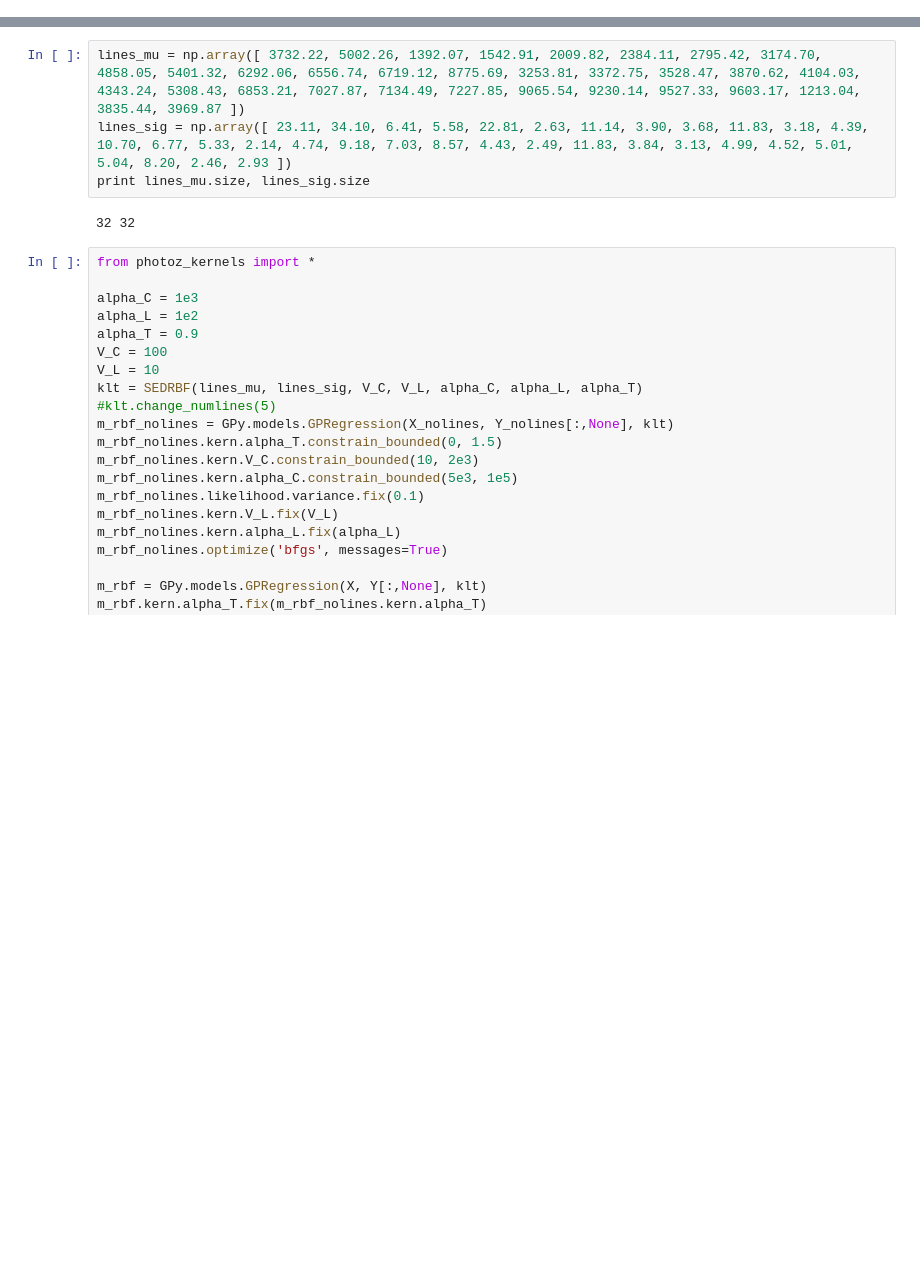
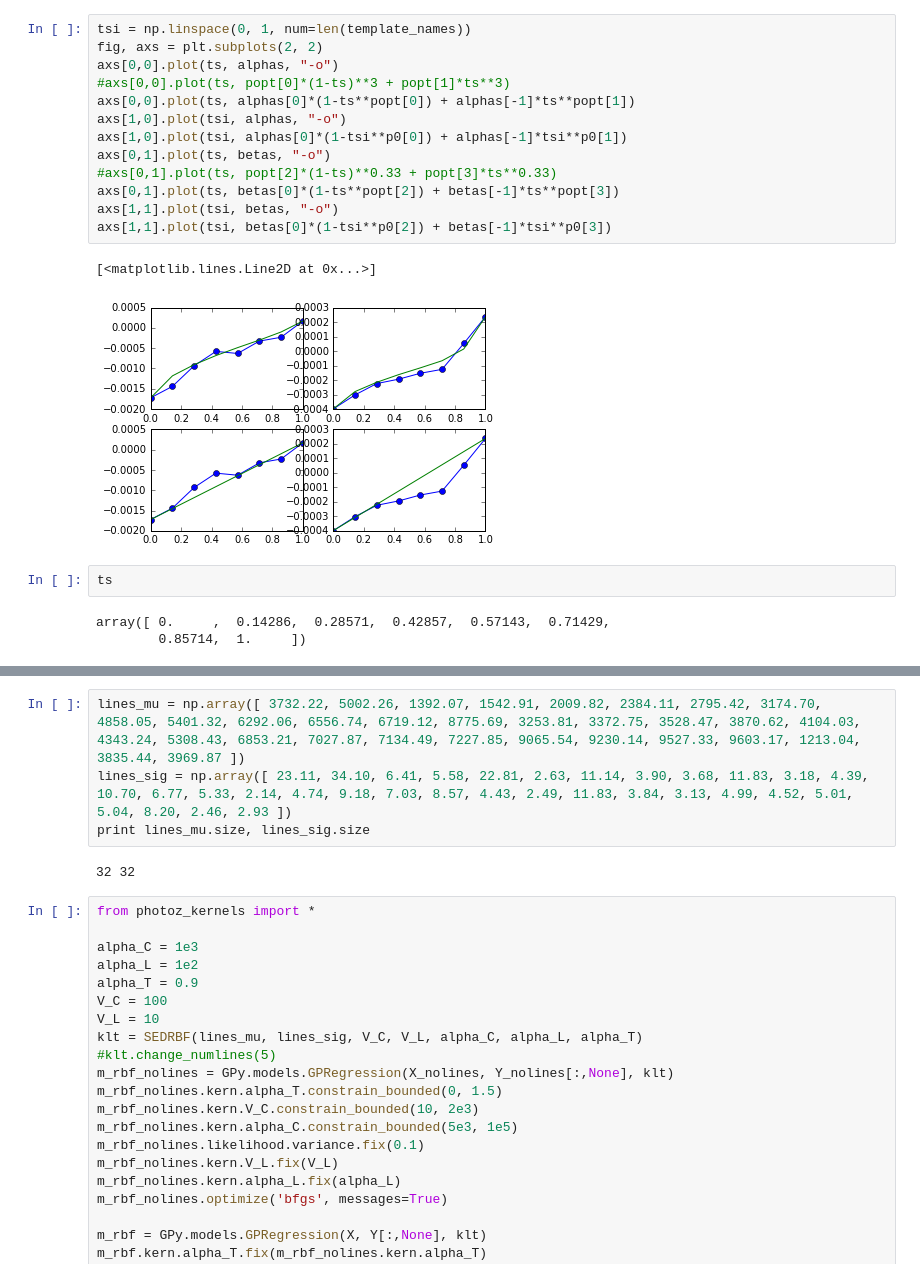
Before and after one commit to ixkael/Delight, a Jupyter notebook: notebooks/Demo 1 - create filters and type coefficients.ipynb, the cells around one changed output, grey strips where cells are left out. Saved outputs shown, nothing was run; the diff lists cells and outputs as text; blank space fills up the shorter version.

```diff
--- a/notebooks/Demo 1 - create filters and type coefficients.ipynb
+++ b/notebooks/Demo 1 - create filters and type coefficients.ipynb
@@ -185 +229,22 @@ for it, template_name in enumerate(template_names):
+# %%
+tsi = np.linspace(0, 1, num=len(template_names))
+fig, axs = plt.subplots(2, 2)
+axs[0,0].plot(ts, alphas, "-o")
+#axs[0,0].plot(ts, popt[0]*(1-ts)**3 + popt[1]*ts**3)
+axs[0,0].plot(ts, alphas[0]*(1-ts**popt[0]) + alphas[-1]*ts**popt[1])
+axs[1,0].plot(tsi, alphas, "-o")
+axs[1,0].plot(tsi, alphas[0]*(1-tsi**p0[0]) + alphas[-1]*tsi**p0[1])
+axs[0,1].plot(ts, betas, "-o")
+#axs[0,1].plot(ts, popt[2]*(1-ts)**0.33 + popt[3]*ts**0.33)
+axs[0,1].plot(ts, betas[0]*(1-ts**popt[2]) + betas[-1]*ts**popt[3])
+axs[1,1].plot(tsi, betas, "-o")
+axs[1,1].plot(tsi, betas[0]*(1-tsi**p0[2]) + betas[-1]*tsi**p0[3])
+# %% [output]
+[<matplotlib.lines.Line2D at 0x...>]
+[figure, added]
+# %%
+ts
+# %% [output]
+array([ 0.     ,  0.14286,  0.28571,  0.42857,  0.57143,  0.71429,
+        0.85714,  1.     ])
 # %%
```
Also changed, not shown: parts of 7 cells of this notebook, 8 other files.
